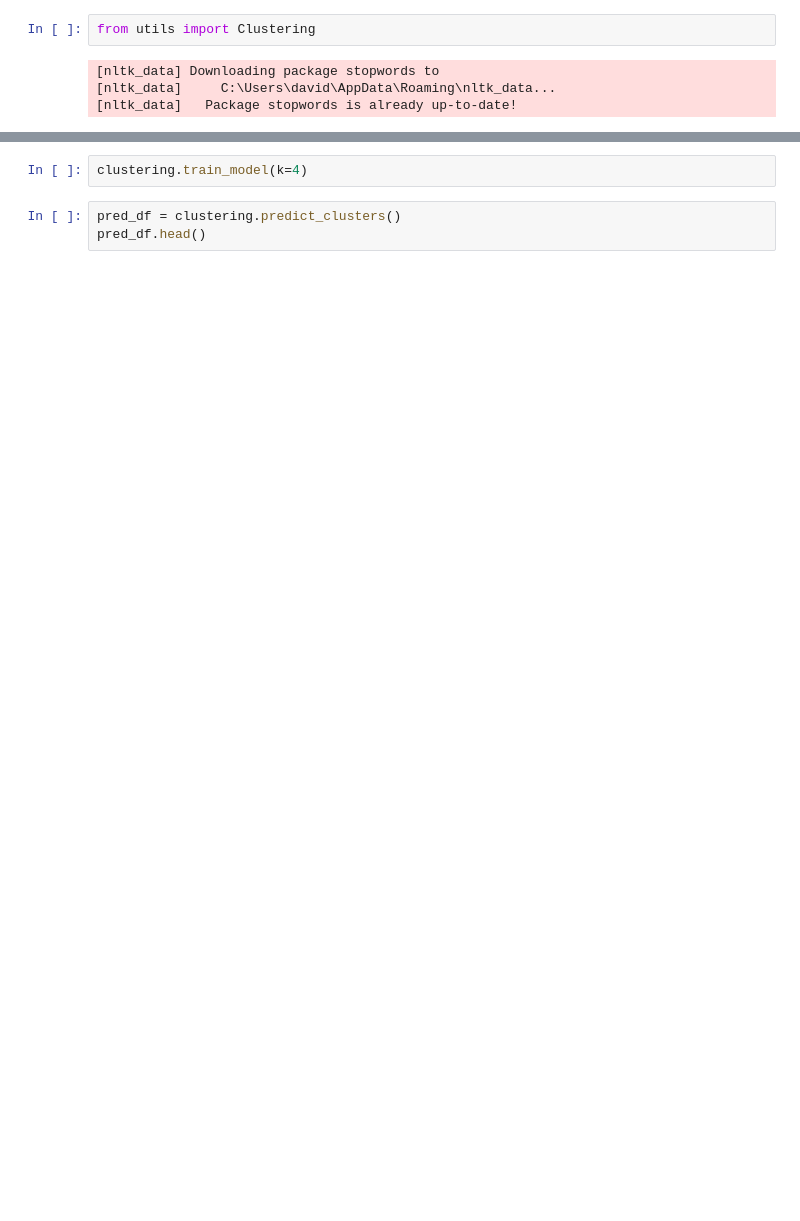
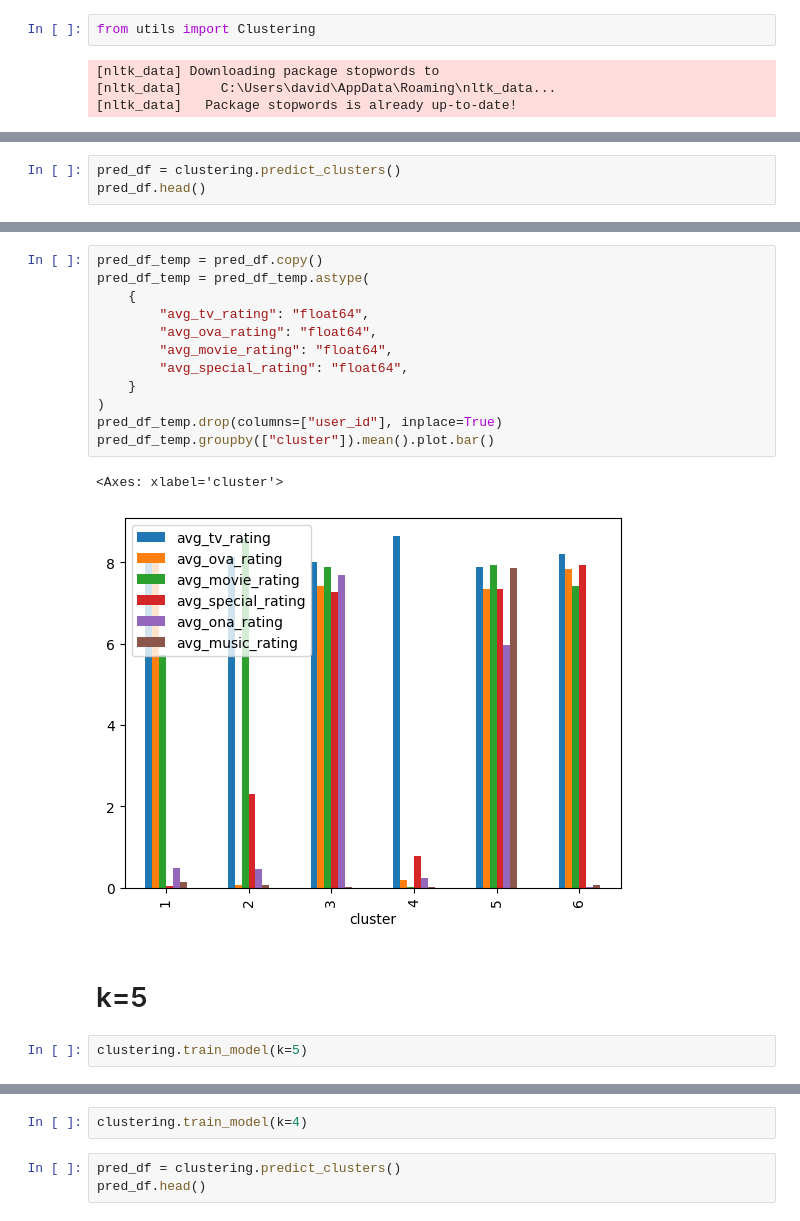
Before and after one commit to JuanDaps28/anime-project, a Jupyter notebook: sagemaker/customers_clustering.ipynb, the cells around one changed output, grey strips where cells are left out. Drawn from its saved outputs; the diff is of its cells as text; blank space fills up the shorter version.

```diff
--- a/sagemaker/customers_clustering.ipynb
+++ b/sagemaker/customers_clustering.ipynb
@@ -59,0 +69,3 @@ clustering.get_elbow_plot(
+# %%
+pred_df = clustering.predict_clusters()
+pred_df.head()
@@ -59,0 +91,19 @@ clustering.get_elbow_plot(
+# %%
+pred_df_temp = pred_df.copy()
+pred_df_temp = pred_df_temp.astype(
+    {
+        "avg_tv_rating": "float64",
+        "avg_ova_rating": "float64",
+        "avg_movie_rating": "float64",
+        "avg_special_rating": "float64",
+    }
+)
+pred_df_temp.drop(columns=["user_id"], inplace=True)
+pred_df_temp.groupby(["cluster"]).mean().plot.bar()
+# %% [output]
+<Axes: xlabel='cluster'>
+[figure, added]
+# %% [markdown]
+# k=5
+# %%
+clustering.train_model(k=5)
```
Also changed, not shown: parts of 13 cells of this notebook, 14 other files.
